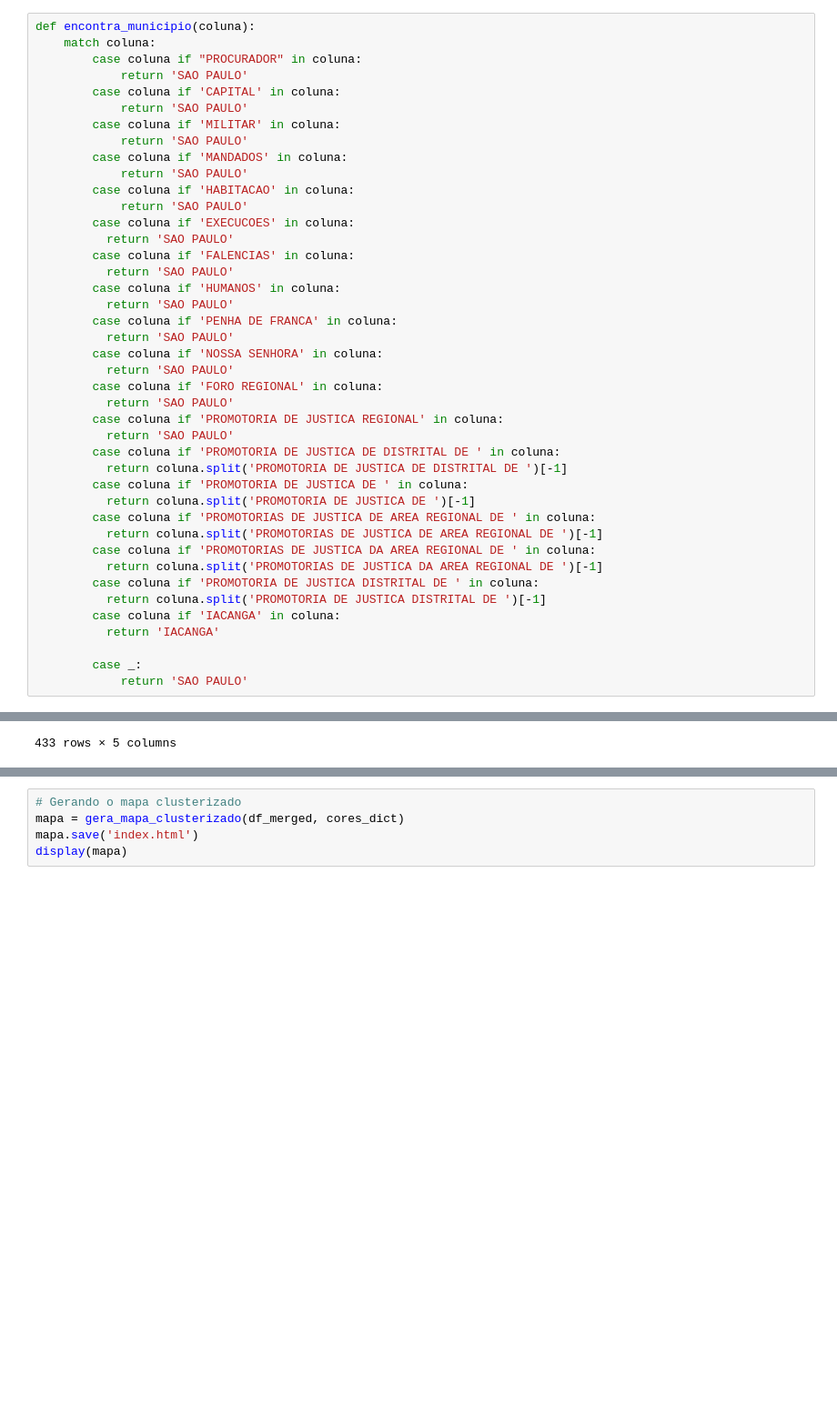
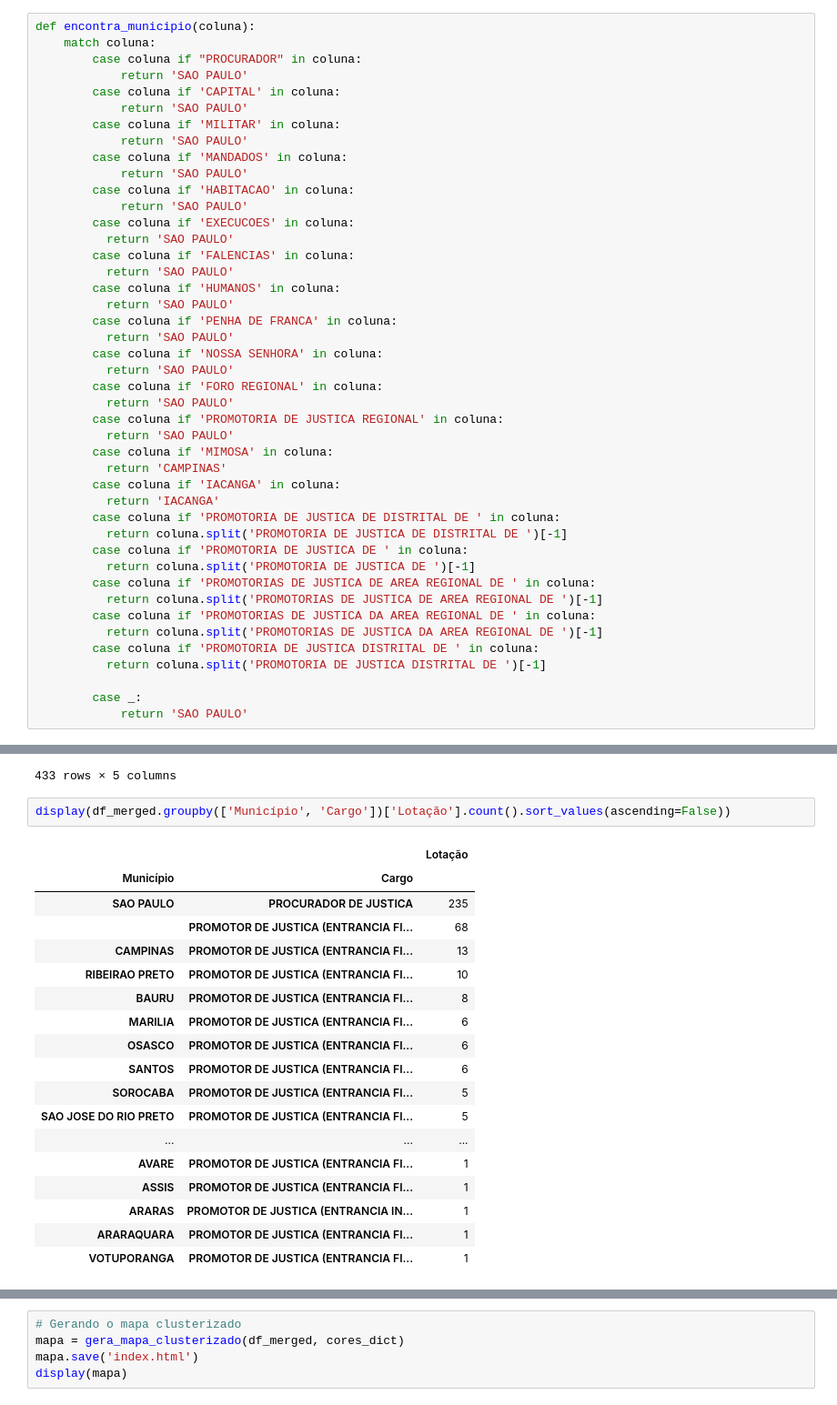
Before and after one commit to jespimentel/aposentaveis, a Jupyter notebook: aposentaveis_nov_2024.ipynb, the cells around one changed output, grey strips where cells are left out. Shown at 91% size. Saved outputs shown, nothing was run; the diff lists cells and outputs as text; blank space fills up the shorter version.

```diff
--- a/aposentaveis_nov_2024.ipynb
+++ b/aposentaveis_nov_2024.ipynb
@@ -46,6 +46,10 @@ def encontra_municipio(coluna):
           return 'SAO PAULO'
         case coluna if 'PROMOTORIA DE JUSTICA REGIONAL' in coluna:
           return 'SAO PAULO'
+        case coluna if 'MIMOSA' in coluna:
+          return 'CAMPINAS'
+        case coluna if 'IACANGA' in coluna:
+          return 'IACANGA'
         case coluna if 'PROMOTORIA DE JUSTICA DE DISTRITAL DE ' in coluna:
           return coluna.split('PROMOTORIA DE JUSTICA DE DISTRITAL DE ')[-1]
         case coluna if 'PROMOTORIA DE JUSTICA DE ' in coluna:
@@ -56,8 +60,6 @@ def encontra_municipio(coluna):
           return coluna.split('PROMOTORIAS DE JUSTICA DA AREA REGIONAL DE ')[-1]
         case coluna if 'PROMOTORIA DE JUSTICA DISTRITAL DE ' in coluna:
           return coluna.split('PROMOTORIA DE JUSTICA DISTRITAL DE ')[-1]
-        case coluna if 'IACANGA' in coluna:
-          return 'IACANGA'
 
         case _:
             return 'SAO PAULO'
@@ -184,3 +186,24 @@ display(df_merged)
 | 431 | PROCURADOR DE JUSTICA | PROCURADORIA DE JUSTICA CRIMINAL | SAO PAULO | -23.532905 | -46.639520 |
 | 432 | PROMOTOR DE JUSTICA (ENTRANCIA FI... | PROMOTORIA DE JUSTICA DE CATANDUVA | CATANDUVA | -21.131381 | -48.977015 |
 433 rows × 5 columns
+# %%
+display(df_merged.groupby(['Município', 'Cargo'])['Lotação'].count().sort_values(ascending=False))
+# %% [output]
+|  |  | Lotação |
+| Município | Cargo |  |
+| SAO PAULO | PROCURADOR DE JUSTICA | 235 |
+|  | PROMOTOR DE JUSTICA (ENTRANCIA FI... | 68 |
+| CAMPINAS | PROMOTOR DE JUSTICA (ENTRANCIA FI... | 13 |
+| RIBEIRAO PRETO | PROMOTOR DE JUSTICA (ENTRANCIA FI... | 10 |
+| BAURU | PROMOTOR DE JUSTICA (ENTRANCIA FI... | 8 |
+| MARILIA | PROMOTOR DE JUSTICA (ENTRANCIA FI... | 6 |
+| OSASCO | PROMOTOR DE JUSTICA (ENTRANCIA FI... | 6 |
+| SANTOS | PROMOTOR DE JUSTICA (ENTRANCIA FI... | 6 |
+| SOROCABA | PROMOTOR DE JUSTICA (ENTRANCIA FI... | 5 |
+| SAO JOSE DO RIO PRETO | PROMOTOR DE JUSTICA (ENTRANCIA FI... | 5 |
+| ... | ... | ... |
+| AVARE | PROMOTOR DE JUSTICA (ENTRANCIA FI... | 1 |
+| ASSIS | PROMOTOR DE JUSTICA (ENTRANCIA FI... | 1 |
+| ARARAS | PROMOTOR DE JUSTICA (ENTRANCIA IN... | 1 |
+| ARARAQUARA | PROMOTOR DE JUSTICA (ENTRANCIA FI... | 1 |
+| VOTUPORANGA | PROMOTOR DE JUSTICA (ENTRANCIA FI... | 1 |
```
Also changed, not shown: parts of 4 cells of this notebook.
